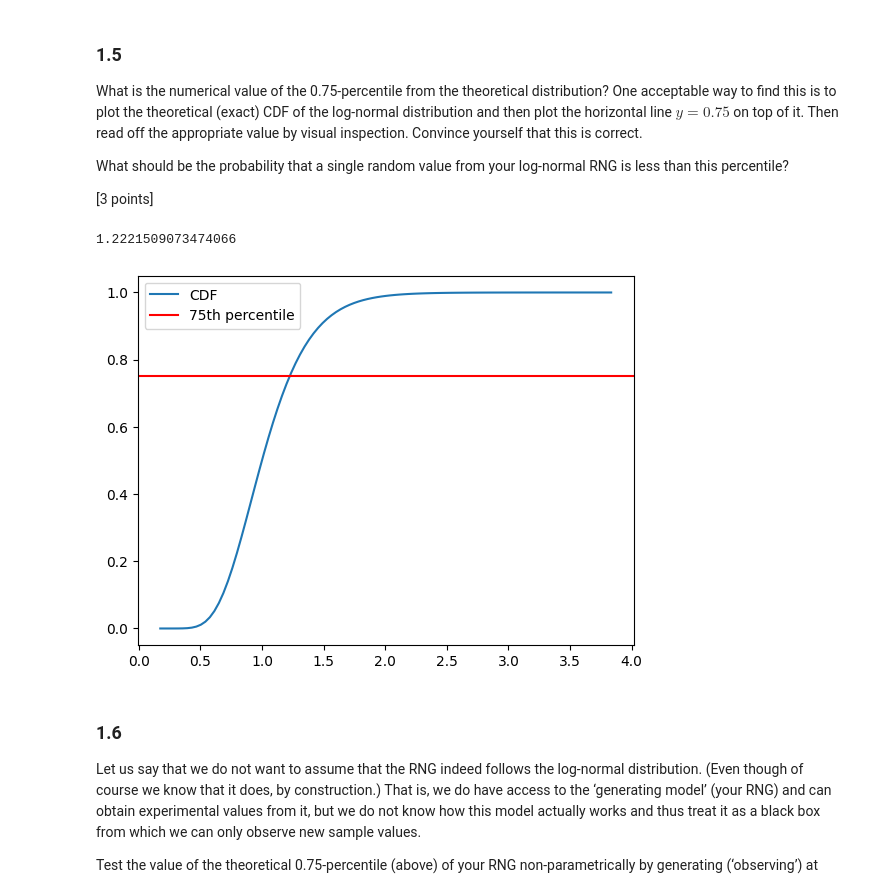
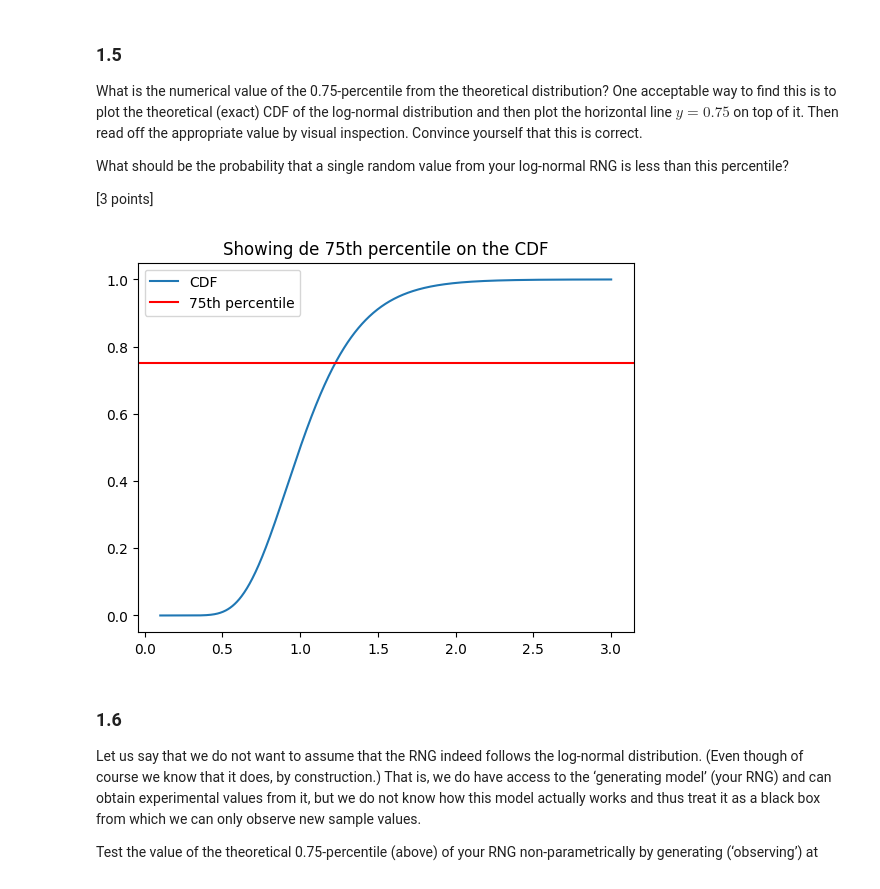
Before and after one commit to J0bster/sda_week2, a Jupyter notebook: SDA_Assignment_#2.ipynb, the cells around one changed output. Saved outputs shown, nothing was run; the diff lists cells and outputs as text; code cells hidden in the pictures.

```diff
--- a/SDA_Assignment_#2.ipynb
+++ b/SDA_Assignment_#2.ipynb
@@ -131,8 +131,10 @@ SIGMA = 0.3
 def PDF(x):
     return (1/(x*SIGMA*np.sqrt(2*np.pi))) * np.exp(-((np.log(x)-MU)**2)/(2*SIGMA**2))
 VALS = [randlognorm(MU, SIGMA) for _ in range(10**5)]
-count, bins, _ = plt.hist(VALS, 100, density=True, label="Data")
-plt.plot(bins, [PDF(x) for x in bins], label="PDF")
+count, bins, _ = plt.hist(VALS, 100, label="Data")
+x = np.linspace(0.0001, 3, 1000)
+plt.plot(x, [PDF(x) for x in x], label="PDF")
+plt.title("Log-normal distribution")
 plt.legend()
 plt.show()
 # %% [output]
@@ -147,19 +149,16 @@ percentile?
 
 [3 points]
 # %%
-# YOUR CODE HERE
-print(percentile(VALS, 0.75))
-
 def CDF(x):
     return 0.5*(1+erf((np.log(x)-MU)/(SIGMA*np.sqrt(2))))
-
-plt.plot(bins, [CDF(x) for x in bins], label="CDF")
+x = np.linspace(0.1, 3, 1000)
+plt.plot(x , [CDF(x) for x in x], label="CDF")
 plt.axhline(0.75, color='red', label="75th percentile")
+plt.title("Showing de 75th percentile on the CDF")
 plt.legend()
 plt.show()
 # %% [output]
-1.2221509073474066
-[figure, old version]
+[figure, new version]
 # %% [markdown]
 ### 1.6
 
```
Also changed, not shown: parts of 6 cells of this notebook.
